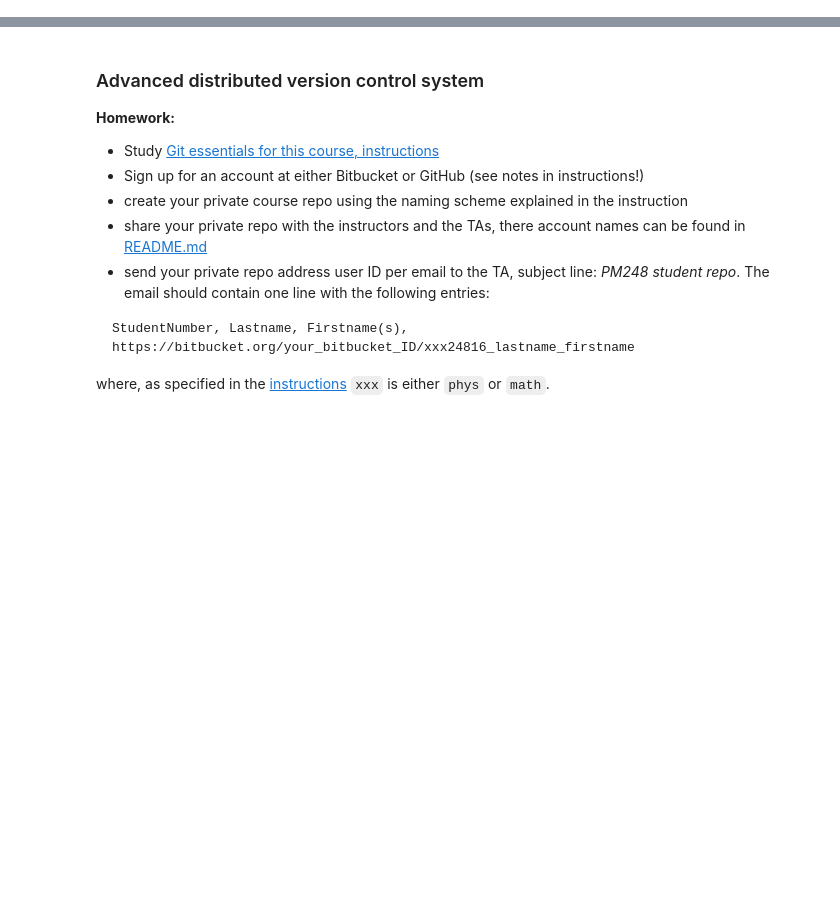
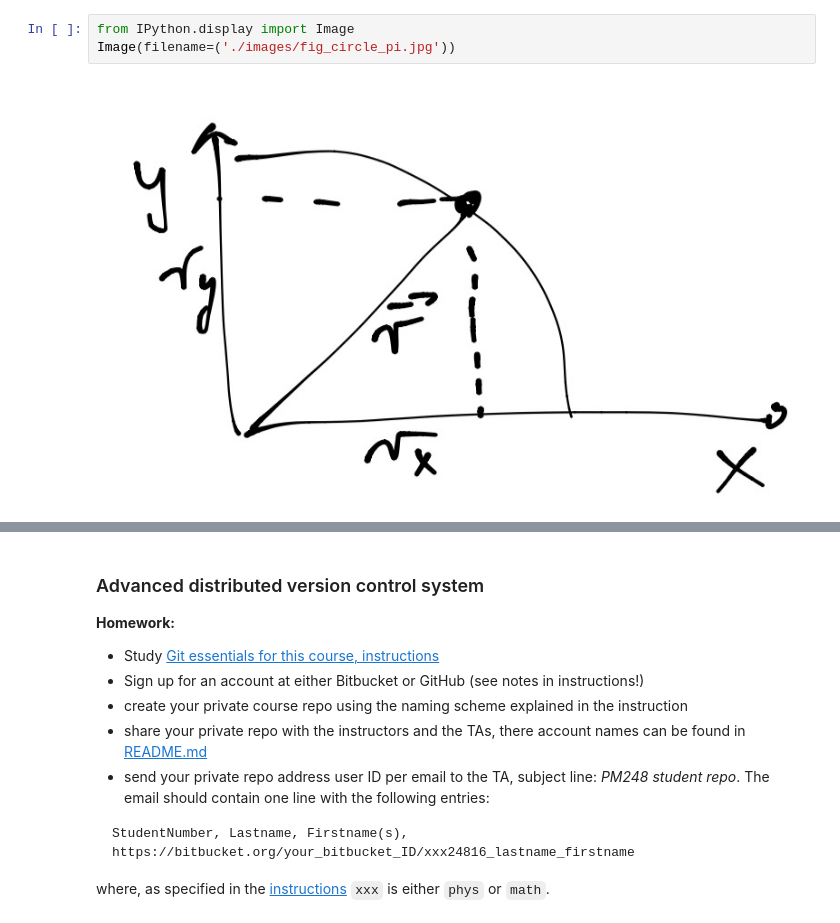
Before and after one commit to emkiley/physmath248_pilot, a Jupyter notebook: Week_02.ipynb, the cells around one changed output, grey strips where cells are left out. Saved outputs shown, nothing was run; the diff lists cells and outputs as text; blank space fills up the shorter version.

```diff
--- a/Week_02.ipynb
+++ b/Week_02.ipynb
@@ -17,0 +74,5 @@ Assignment 1 (individual)
+# %%
+from IPython.display import Image
+Image(filename=('./images/fig_circle_pi.jpg'))
+# %% [output]
+[figure, added]
```
Also changed, not shown: parts of 6 cells of this notebook, 2 other files.
